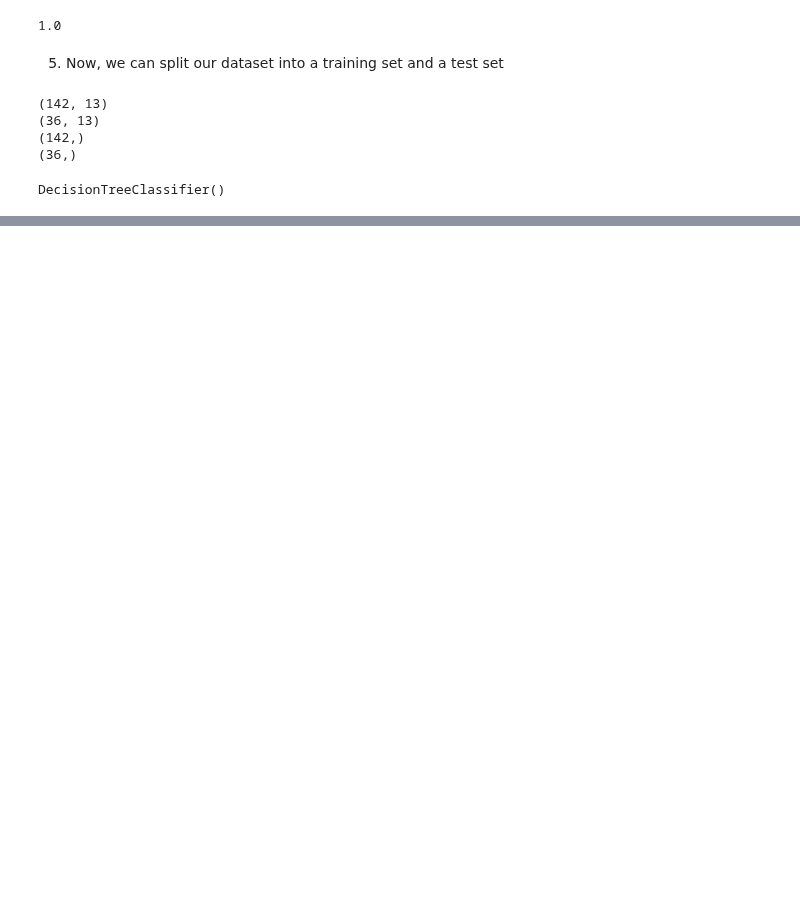
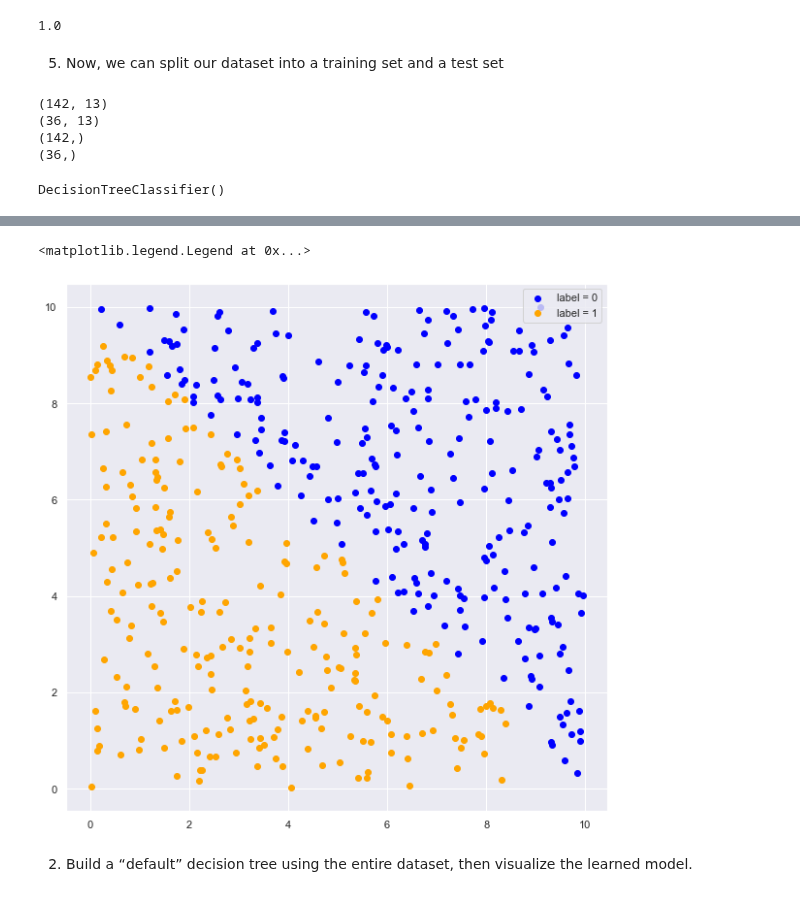
Before and after one commit to Edoch94/data-science-lab-1, a Jupyter notebook: MyRepo/Lab6/Lab6.ipynb, the cells around one changed output, grey strips where cells are left out. Saved outputs shown, nothing was run; the diff lists cells and outputs as text; code cells hidden in the pictures; blank space fills up the shorter version.

```diff
--- a/MyRepo/Lab6/Lab6.ipynb
+++ b/MyRepo/Lab6/Lab6.ipynb
@@ -120,0 +228,11 @@ weighted avg       0.97      0.97      0.97        36
+# %%
+import matplotlib.pyplot as plt
+fig, ax = plt.subplots(figsize=(10,10))
+ax.scatter(df_synth['x0'].loc[df_synth['label']==0], df_synth['x1'].loc[df_synth['label']==0], c='blue', label='label = 0')
+ax.scatter(df_synth['x0'].loc[df_synth['label']==1], df_synth['x1'].loc[df_synth['label']==1], c='orange', label='label = 1')
+ax.legend()
+# %% [output]
+<matplotlib.legend.Legend at 0x...>
+[figure, added]
+# %% [markdown]
+2. Build a “default” decision tree using the entire dataset, then visualize the learned model.
```
Also changed, not shown: parts of 38 cells of this notebook, 1 other file.
